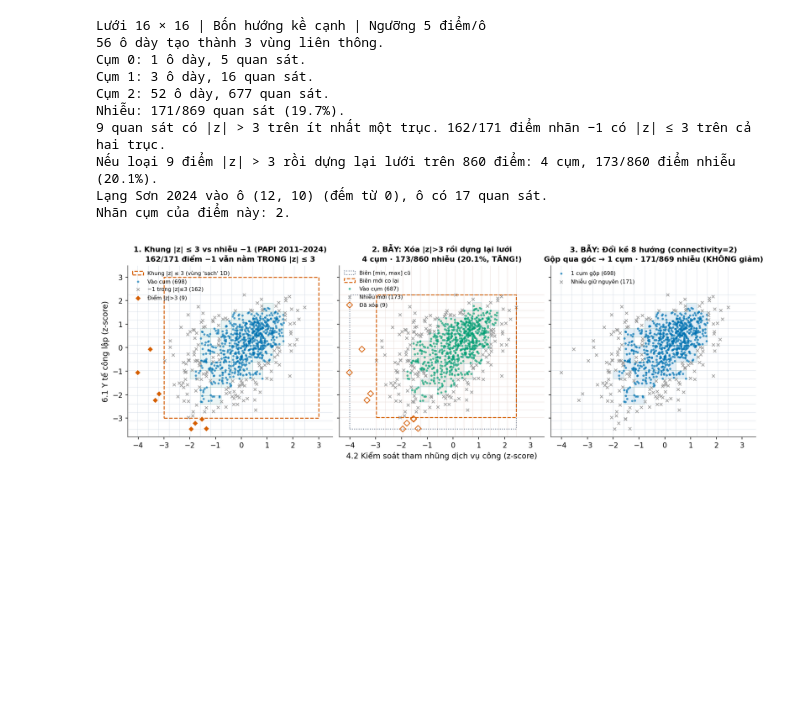
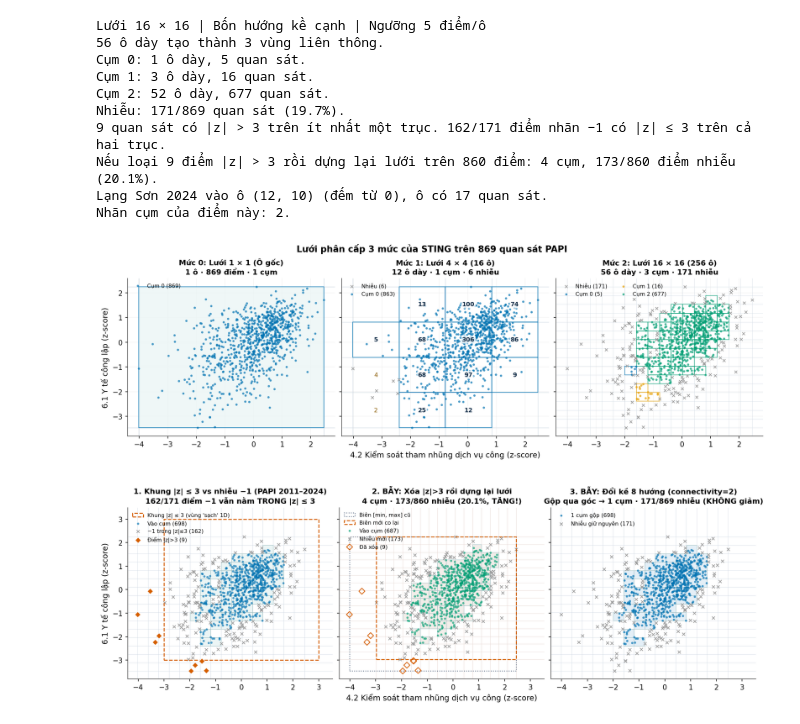
Before and after one commit to JasonTM17/Grid_Based_Sociology, a Jupyter notebook: notebooks/Nhom15_GiuaKy_STING_PAPI.ipynb, the cells around one changed output. Saved outputs shown, nothing was run; the diff lists cells and outputs as text; code cells hidden in the pictures; blank space fills up the shorter version.

Commit message:
feat(notebooks): embed full Day 6 and Day 9 visual diagrams in midterm and final notebooks

```diff
--- a/notebooks/Nhom15_GiuaKy_STING_PAPI.ipynb
+++ b/notebooks/Nhom15_GiuaKy_STING_PAPI.ipynb
@@ -347,6 +370,11 @@ Nhiễu: 171/869 quan sát (19.7%).
 Nếu loại 9 điểm |z| > 3 rồi dựng lại lưới trên 860 điểm: 4 cụm, 173/860 điểm nhiễu (20.1%).
 Lạng Sơn 2024 vào ô (12, 10) (đếm từ 0), ô có 17 quan sát.
 Nhãn cụm của điểm này: 2.
+# %%
+fig = hierarchy_levels_figure(Xz)
+plt.show()
+# %% [output]
+[figure, added]
 # %%
 fig = noise_and_trap_figure(Xz, grid_model, lab, title_prefix="PAPI 2011–2024")
 plt.show()
```
Also changed, not shown: parts of 5 cells of this notebook, 13 other files.
